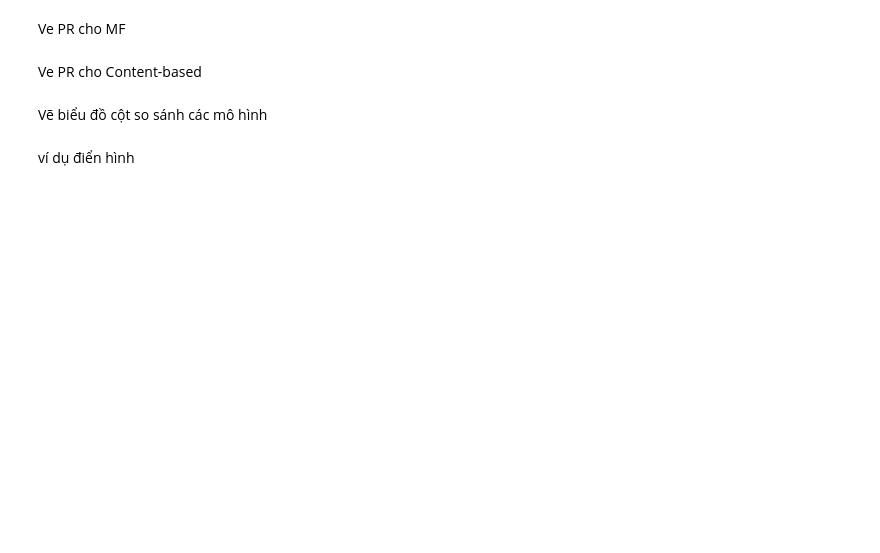
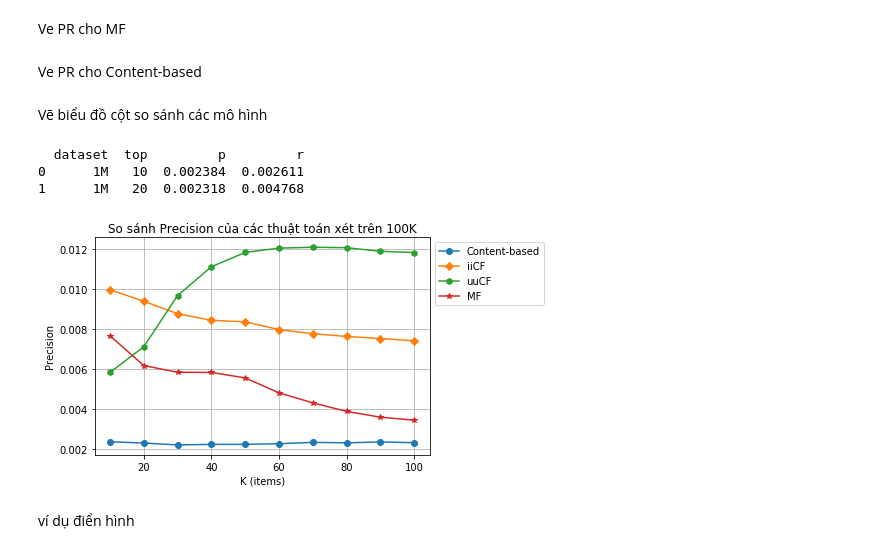
Before and after one commit to HaiHaChan/it5230, a Jupyter notebook: notebooks/src/graph.ipynb, the cells around one changed output. Cells and saved outputs as stored; diff of their text form; code cells hidden in the pictures; blank space fills up the shorter version.

```diff
--- a/notebooks/src/graph.ipynb
+++ b/notebooks/src/graph.ipynb
@@ -742,3 +773,36 @@ plt.show()
+# %%
+import numpy as np
+import matplotlib.pyplot as plt
+
+r_cols = ['dataset', 'top', 'p', 'r']
+pr = pd.read_csv('graph.dat', sep='::', names=r_cols, encoding='latin-1', engine='python')
+print(pr.head(2))
+pr = pr.as_matrix()
+
+x = range(10, 110, 10)
+y1 = pr[range(0, 10, 1), 2]
+y2 = pr[range(10, 20, 1), 2]
+y3 = pr[range(20, 30, 1), 2]
+y4 = pr[range(30, 40, 1), 2]
+
+fig, ax = plt.subplots()
+
+ax.plot(x, y1, marker='o', label="Content-based")
+ax.plot(x, y2, marker='D', label="iiCF")
+ax.plot(x, y3, marker='h', label="uuCF")
+ax.plot(x, y4, marker='*', label="MF")
+ax.set(xlabel='K (items)', ylabel='Precision',
+       title= "So sánh Precision của các thuật toán xét trên 100K")
+ax.legend()
+ax.grid()
+ax.legend(bbox_to_anchor=(1, 1))
+fig.savefig('1M01_CompareP_top100.png', bbox_inches='tight')
+plt.show()
+# %% [output]
+  dataset  top         p         r
+0      1M   10  0.002384  0.002611
+1      1M   20  0.002318  0.004768
+[figure, added]
 # %% [markdown]
 ví dụ điển hình
 # %%
```
Also changed, not shown: parts of 4 cells of this notebook, 44 other files.
